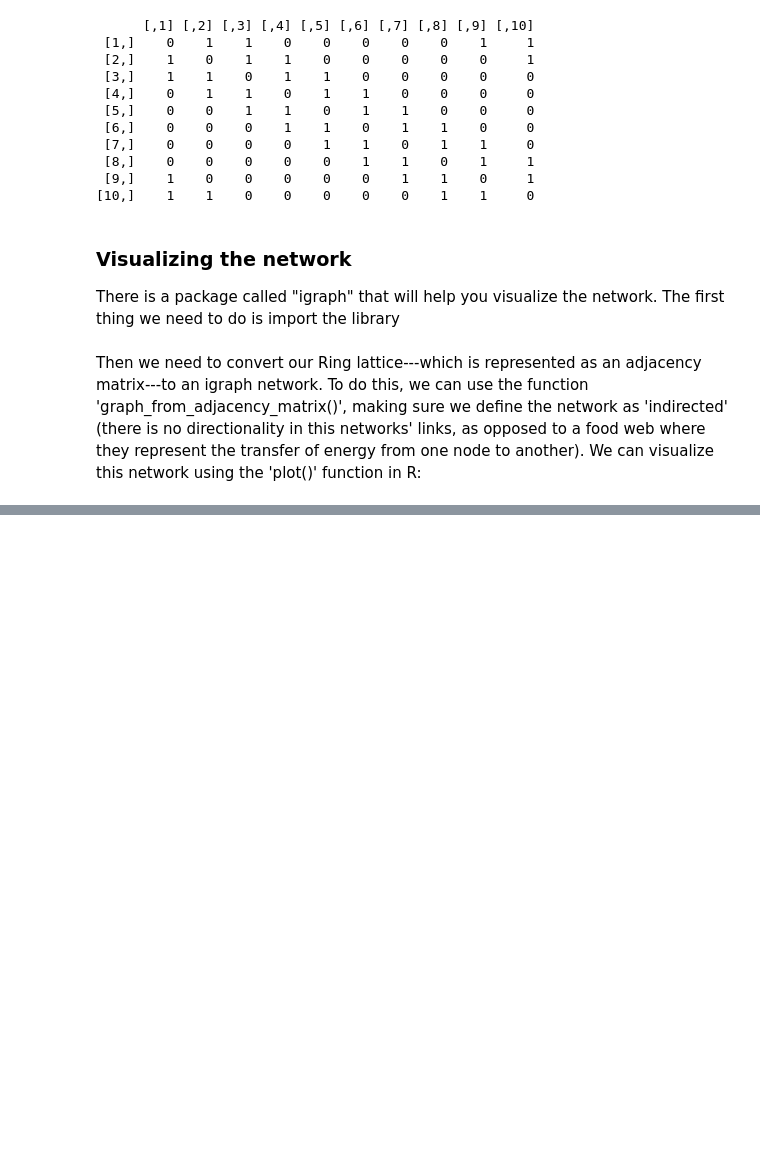
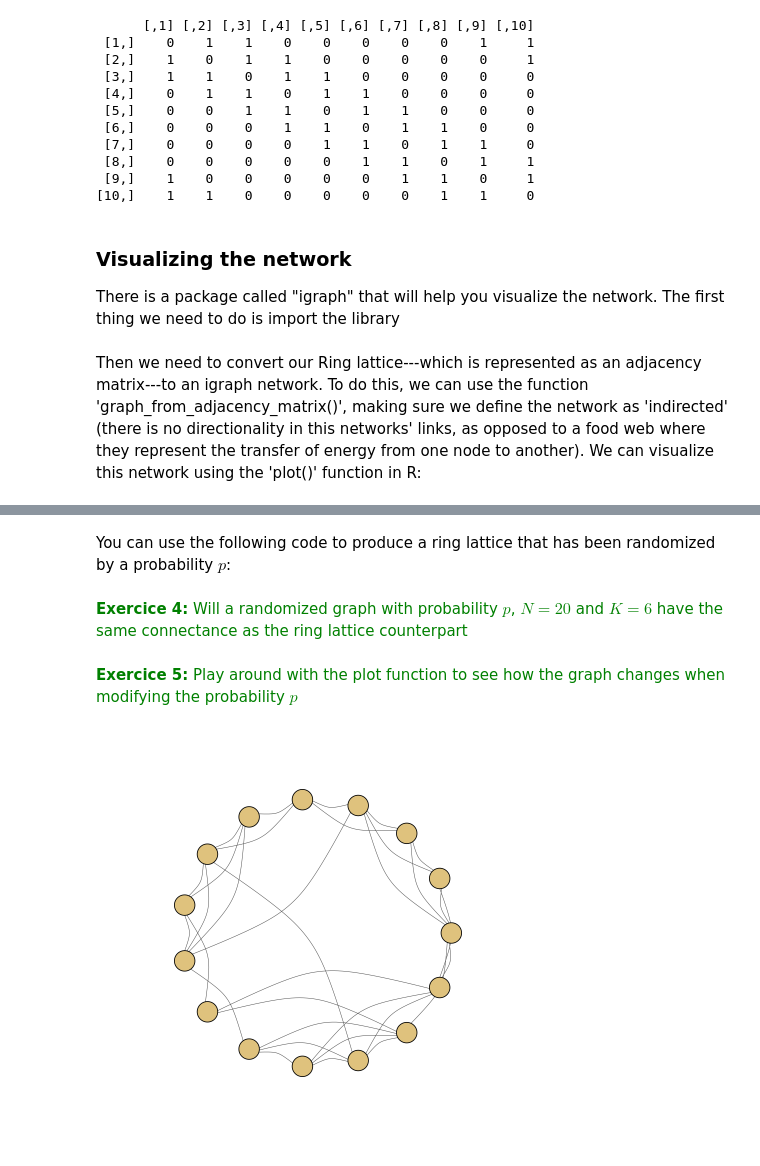
Before and after one commit to bernibra/Quantitative-Approaches-practical, a Jupyter notebook: index.ipynb, the cells around one changed output, grey strips where cells are left out. Cells and saved outputs as stored; diff of their text form; code cells hidden in the pictures; blank space fills up the shorter version.

```diff
--- a/index.ipynb
+++ b/index.ipynb
@@ -75,0 +94,29 @@ plot(g)
+# %% [markdown]
+You can use the following code to produce a ring lattice that has been randomized by a probability $p$:
+# %%
+p <- 0.01
+watts_random <- function(N,K,p){
+  d <- diag(N)
+  mat <- ring_lattice(N,K) + d
+  for (i in 1:K){
+    for (j in 1:N){
+      if(sample(c(FALSE,TRUE),size = 1, prob = c(1-p,p))){
+        idx <- sample(1:(N-1),1)
+        k <- (i+j)%%(N+1)
+        k <- N*(k==0)+k
+        k_ <- (i+j+idx)%%(N+1)
+        k_ <- N*(k_==0)+k_
+        if(mat[j, k_]==0){
+          mat[j,k] <- 0
+          mat[k,j] <- 0
+          mat[j,k_] <- 1
+          mat[k_,j] <- 1
+        }
+      }
+    }
+  }
+  mat <- mat-diag(N)
+  return(mat)
+}
+# %% [markdown]
+<font color='green'>**Exercice 4:** Will a randomized graph with probability $p$, $N=20$ and $K=6$ have the same connectance as the ring lattice counterpart<font>
@@ -75,0 +125,8 @@ plot(g)
+# %% [markdown]
+<font color='green'>**Exercice 5:** Play around with the plot function to see how the graph changes when modifying the probability $p$<font>
+# %%
+g <- graph_from_adjacency_matrix(watts_random(15,4,0.1), mode="undirected")
+plot(g, layout=layout_in_circle(g), edge.color="#525252", edge.width=0.6,
+            vertex.color="#dfc27d", edge.curved=0.4, vertex.label=NA)
+# %% [output]
+[figure, added]
```
Also changed, not shown: parts of 11 cells of this notebook.
